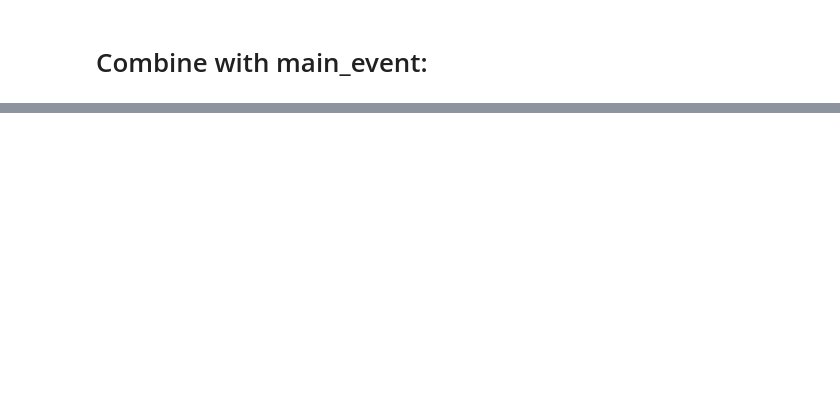
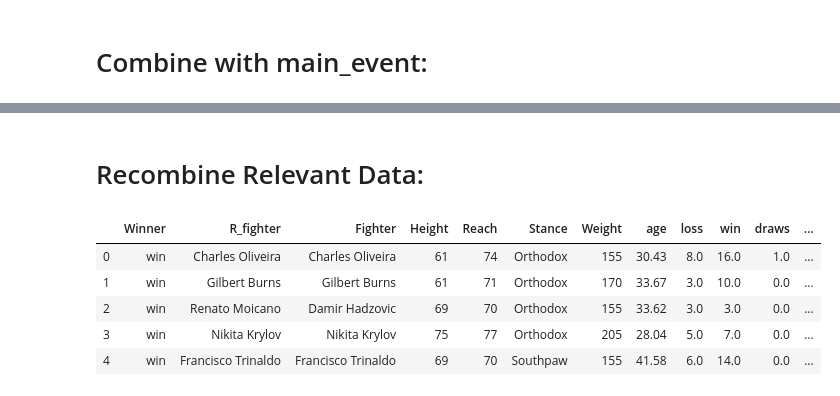
Before and after one commit to lancezeng947/UFC-Prediction, a Jupyter notebook: Data Clean.ipynb, the cells around one changed output, grey strips where cells are left out. Cells and saved outputs as stored; diff of their text form; code cells hidden in the pictures; blank space fills up the shorter version.

```diff
--- a/Data Clean.ipynb
+++ b/Data Clean.ipynb
@@ -179,0 +659,34 @@ combined_df
+# %% [markdown]
+# Recombine Relevant Data:
+# %%
+combined_df.columns
+combined_df['num_rounds'] = combined_df['format'].apply(lambda x: int(x[0]) if x[0] != 'N' else 1)
+# %%
+keep_columns = ['WEIGHT_CLASS', 'title_bout', 'location', 'attendance', 'num_rounds']
+event_attr = combined_df[keep_columns].copy()
+# %%
+reformat_final_df = pd.concat([reformat_final_df, event_attr], axis = 1)
+# %%
+# Label:
+
+winner = []
+for index, row in reformat_final_df.iterrows():
+
+    if row['Winner'] != 'win':
+        winner.append(99999)
+
+    elif (row['R_fighter'] == row['Fighter']):
+        winner.append(0)
+    else:
+        winner.append(1)
+
+reformat_final_df['label'] = winner
+# %%
+reformat_final_df.head(5)
+# %% [output]
+|  | Winner | R_fighter | Fighter | Height | Reach | Stance | Weight | age | loss | win | draws | ... |
+| 0 | win | Charles Oliveira | Charles Oliveira | 61 | 74 | Orthodox | 155 | 30.43 | 8.0 | 16.0 | 1.0 | ... |
+| 1 | win | Gilbert Burns | Gilbert Burns | 61 | 71 | Orthodox | 170 | 33.67 | 3.0 | 10.0 | 0.0 | ... |
+| 2 | win | Renato Moicano | Damir Hadzovic | 69 | 70 | Orthodox | 155 | 33.62 | 3.0 | 3.0 | 0.0 | ... |
+| 3 | win | Nikita Krylov | Nikita Krylov | 75 | 77 | Orthodox | 205 | 28.04 | 5.0 | 7.0 | 0.0 | ... |
+| 4 | win | Francisco Trinaldo | Francisco Trinaldo | 69 | 70 | Southpaw | 155 | 41.58 | 6.0 | 14.0 | 0.0 | ... |
```
Also changed, not shown: parts of 66 cells of this notebook, 5 other files.
